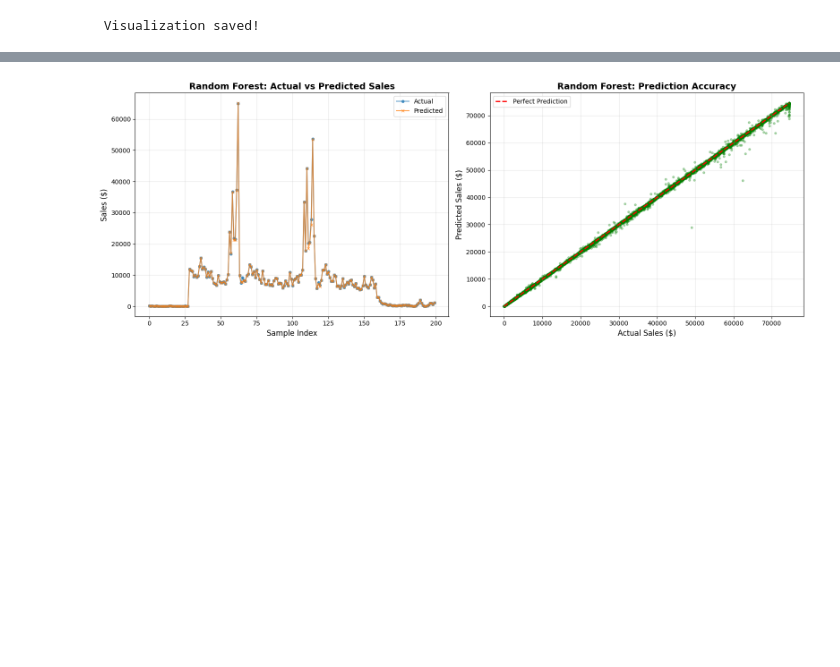
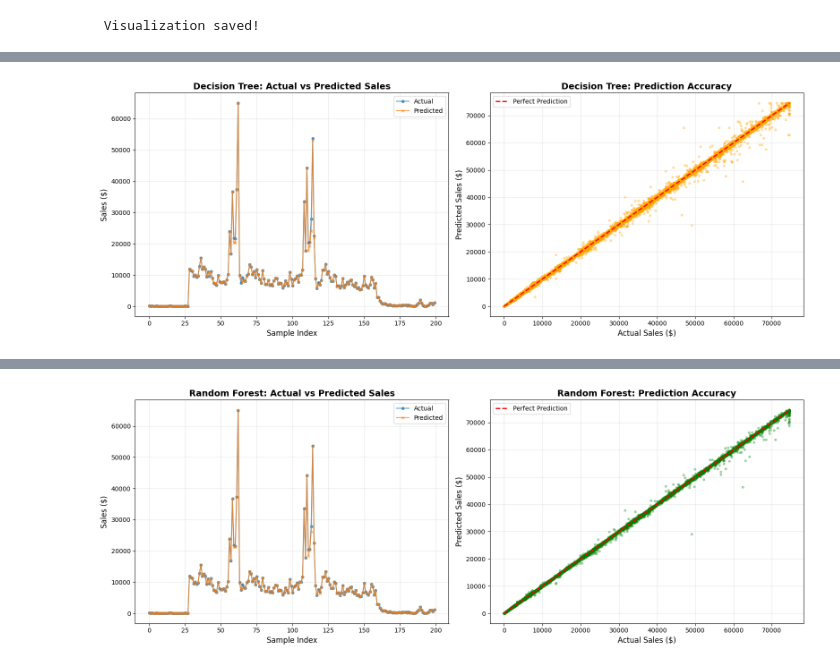
Before and after one commit to aaqibhu55ain/AI_Sales_Forcasting, a Jupyter notebook: 03_Model_Building.ipynb, the cells around one changed output, grey strips where cells are left out. Saved outputs shown, nothing was run; the diff lists cells and outputs as text; code cells hidden in the pictures; blank space fills up the shorter version.

```diff
--- a/03_Model_Building.ipynb
+++ b/03_Model_Building.ipynb
@@ -292,0 +350,84 @@ print(" Visualization saved!")
+# %%
+plt.figure(figsize=(16, 6))
+
+# Plot 1: Time series comparison
+plt.subplot(1, 2, 1)
+
+n_samples = min(200, len(y_test))
+
+plt.plot(
+    range(n_samples),
+    y_test.values[:n_samples],
+    label='Actual',
+    marker='o',
+    markersize=4,
+    linewidth=1.5,
+    alpha=0.7
+)
+
+plt.plot(
+    range(n_samples),
+    y_pred_dt_test[:n_samples],
+    label='Predicted',
+    marker='x',
+    markersize=4,
+    linewidth=1.5,
+    alpha=0.7
+)
+
+plt.title(
+    'Decision Tree: Actual vs Predicted Sales',
+    fontsize=14,
+    fontweight='bold'
+)
+
+plt.xlabel('Sample Index', fontsize=12)
+plt.ylabel('Sales ($)', fontsize=12)
+plt.legend(fontsize=10)
+plt.grid(True, alpha=0.3)
+
+# Plot 2: Scatter plot
+
+plt.subplot(1, 2, 2)
+
+plt.scatter(
+    y_test,
+    y_pred_dt_test,
+    alpha=0.3,
+    s=10,
+    color='orange'
+)
+
+plt.plot(
+    [y_test.min(), y_test.max()],
+    [y_test.min(), y_test.max()],
+    'r--',
+    linewidth=2,
+    label='Perfect Prediction'
+)
+
+plt.title(
+    'Decision Tree: Prediction Accuracy',
+    fontsize=14,
+    fontweight='bold'
+)
+
+plt.xlabel('Actual Sales ($)', fontsize=12)
+plt.ylabel('Predicted Sales ($)', fontsize=12)
+
+plt.legend(fontsize=10)
+plt.grid(True, alpha=0.3)
+
+plt.tight_layout()
+
+plt.savefig(
+    'C:/Users/daraa/Desktop/AI_Sales_Forecasting/Results/09_decision_tree_clean.png',
+    dpi=300,
+    bbox_inches='tight'
+)
+
+plt.show()
+
+print(" Visualization saved!")
+# %% [output]
+[figure, added]
```
Also changed, not shown: parts of 11 cells of this notebook.
